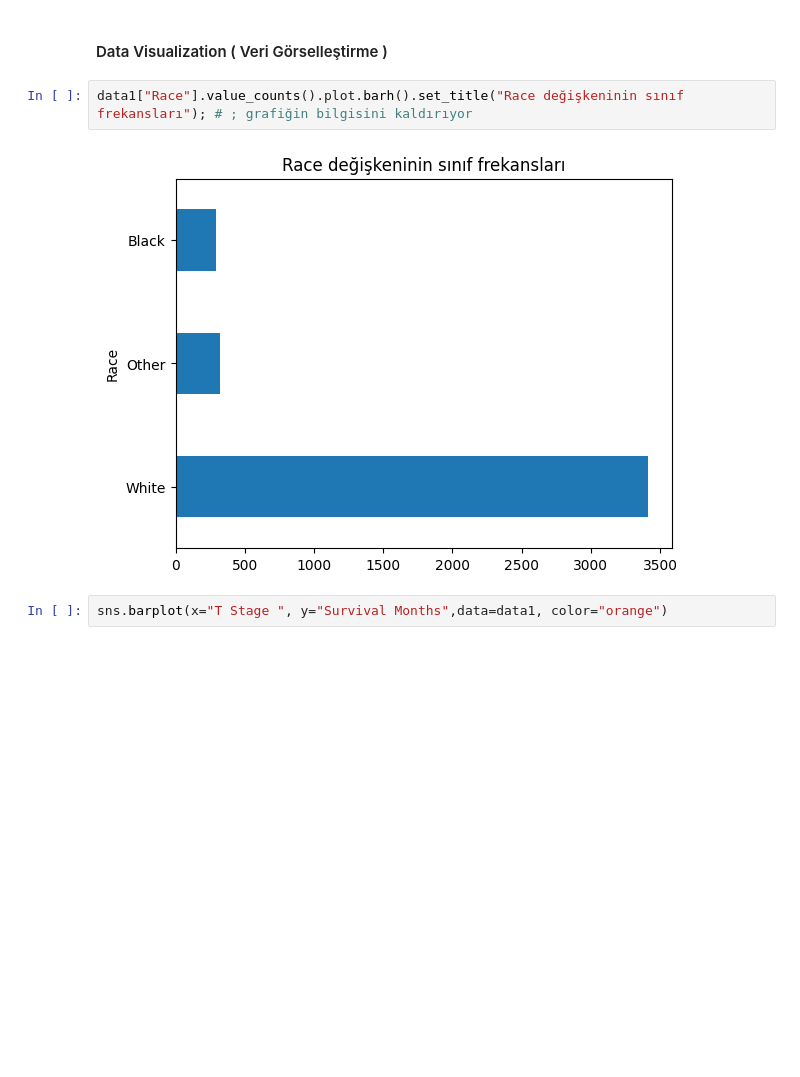
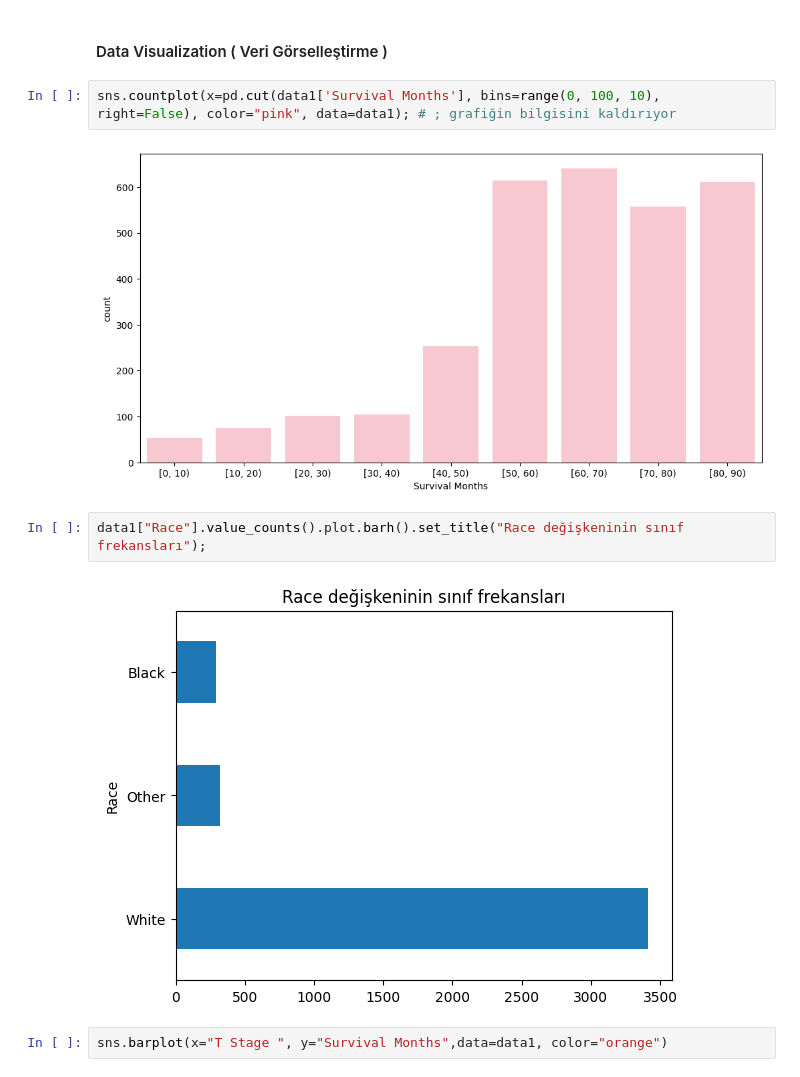
Before and after one commit to incieryilmazz/Breast_Cancer, a Jupyter notebook: breast_eda.ipynb, the cells around one changed output. Drawn from its saved outputs; the diff is of its cells as text; blank space fills up the shorter version.

```diff
--- a/breast_eda.ipynb
+++ b/breast_eda.ipynb
@@ -181,8 +176,12 @@ Status                      object
 dtype: object
 # %% [markdown]
 #### Data Visualization ( Veri Görselleştirme )
+# %%
+sns.countplot(x=pd.cut(data1['Survival Months'], bins=range(0, 100, 10), right=False), color="pink", data=data1); # ; grafiğin bilgisini kaldırıyor
+# %% [output]
+[figure, added]
 # %%
-data1["Race"].value_counts().plot.barh().set_title("Race değişkeninin sınıf frekansları"); # ; grafiğin bilgisini kaldırıyor
+data1["Race"].value_counts().plot.barh().set_title("Race değişkeninin sınıf frekansları");
 # %% [output]
 [figure]
 # %%
```
Also changed, not shown: parts of 17 cells of this notebook, 4 other files.
